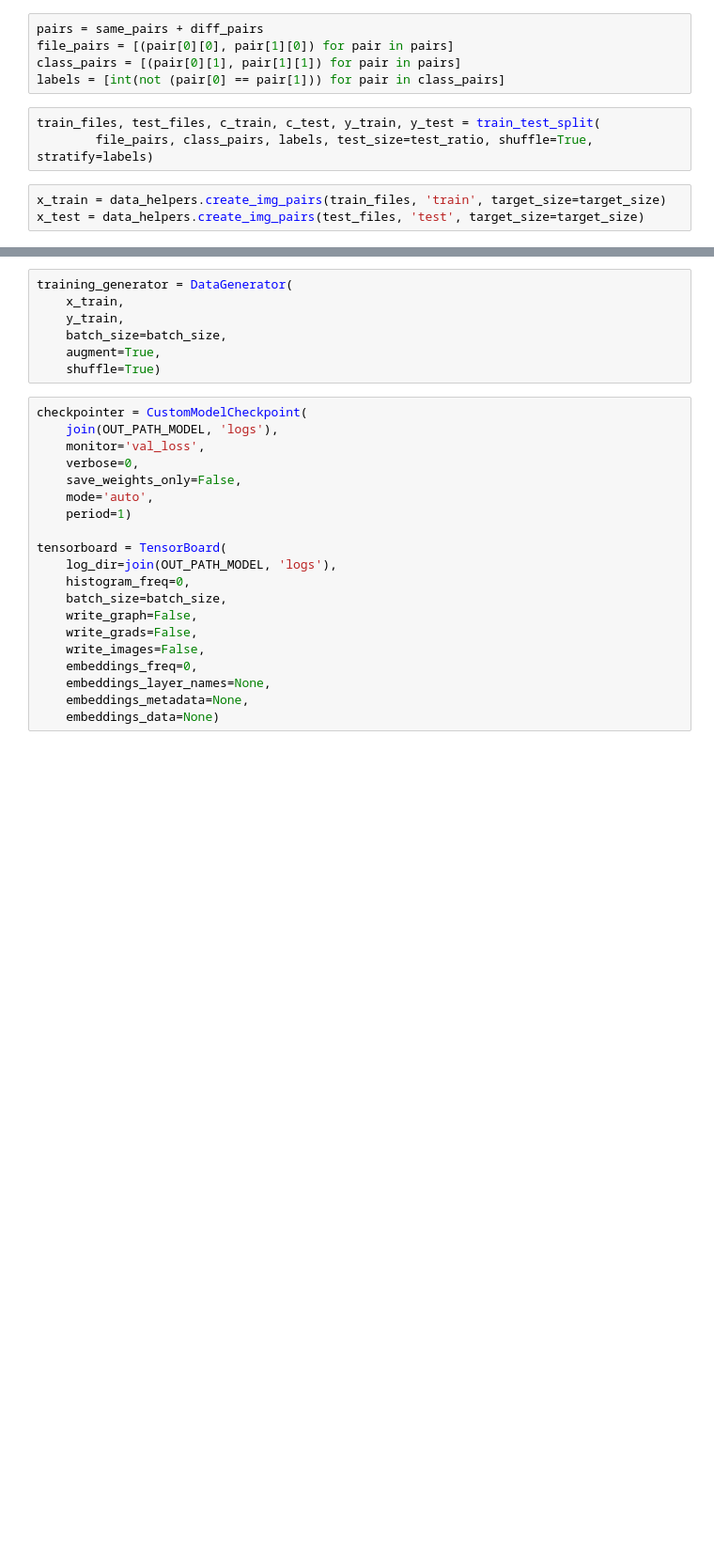
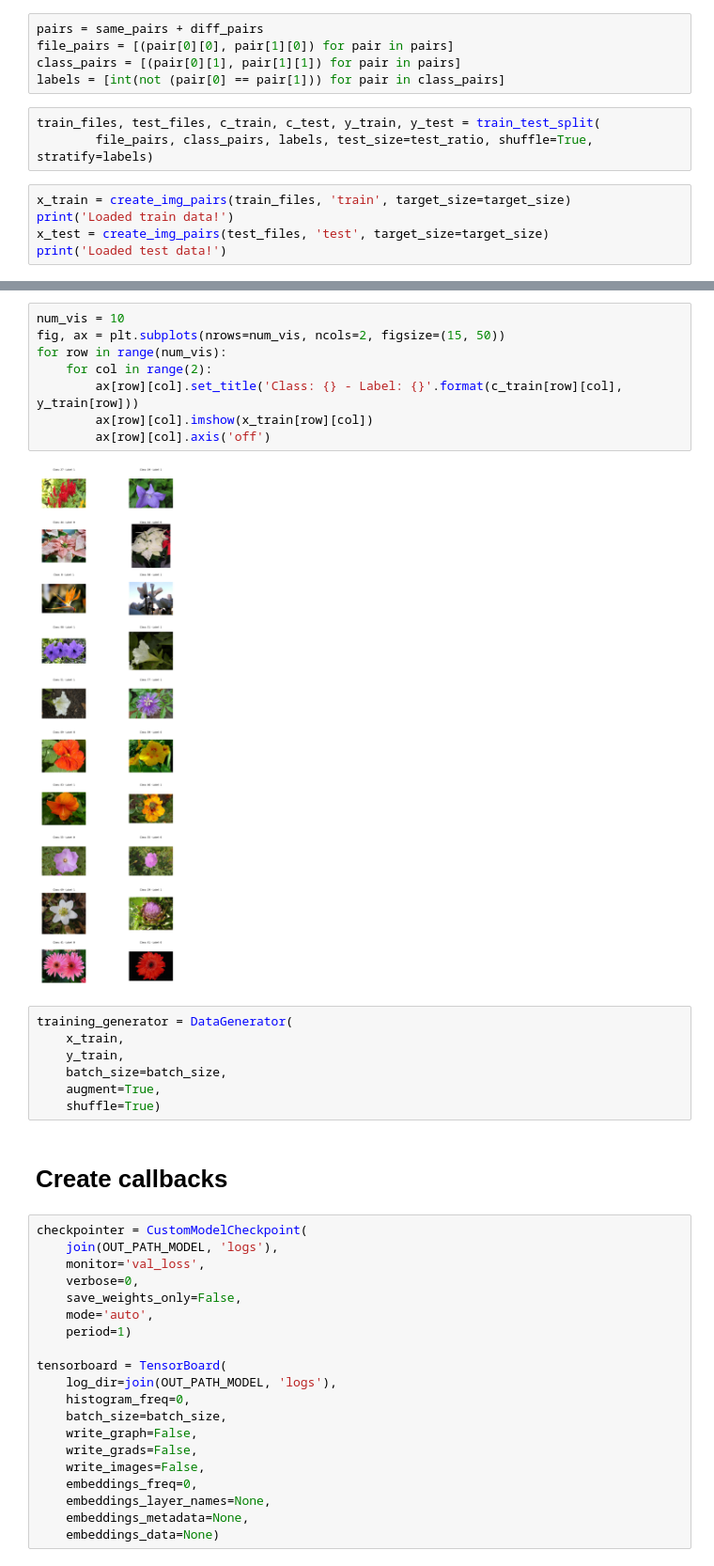
Before and after one commit to oezguensi/deep-breath, a Jupyter notebook: train.ipynb, the cells around one changed output, grey strips where cells are left out. Shown at 94% size. Cells and saved outputs as stored; diff of their text form; blank space fills up the shorter version.

```diff
--- a/train.ipynb
+++ b/train.ipynb
@@ -55,5 +67,7 @@ labels = [int(not (pair[0] == pair[1])) for pair in class_pairs]
 train_files, test_files, c_train, c_test, y_train, y_test = train_test_split(
         file_pairs, class_pairs, labels, test_size=test_ratio, shuffle=True, stratify=labels)
 # %%
-x_train = data_helpers.create_img_pairs(train_files, 'train', target_size=target_size)
-x_test = data_helpers.create_img_pairs(test_files, 'test', target_size=target_size)
+x_train = create_img_pairs(train_files, 'train', target_size=target_size)
+print('Loaded train data!')
+x_test = create_img_pairs(test_files, 'test', target_size=target_size)
+print('Loaded test data!')
@@ -60,3 +92,13 @@ x_test = data_helpers.create_img_pairs(test_files, 'test', target_size=target_si
+# %%
+num_vis = 10
+fig, ax = plt.subplots(nrows=num_vis, ncols=2, figsize=(15, 50))
+for row in range(num_vis):
+    for col in range(2):
+        ax[row][col].set_title('Class: {} - Label: {}'.format(c_train[row][col], y_train[row]))
+        ax[row][col].imshow(x_train[row][col])
+        ax[row][col].axis('off')
+# %% [output]
+[figure, added]
 # %%
 training_generator = DataGenerator(
     x_train,
@@ -64,6 +106,8 @@ training_generator = DataGenerator(
     batch_size=batch_size,
     augment=True,
     shuffle=True)
+# %% [markdown]
+# Create callbacks
 # %%
 checkpointer = CustomModelCheckpoint(
     join(OUT_PATH_MODEL, 'logs'),
```
Also changed, not shown: parts of 12 cells of this notebook, 7 other files.
